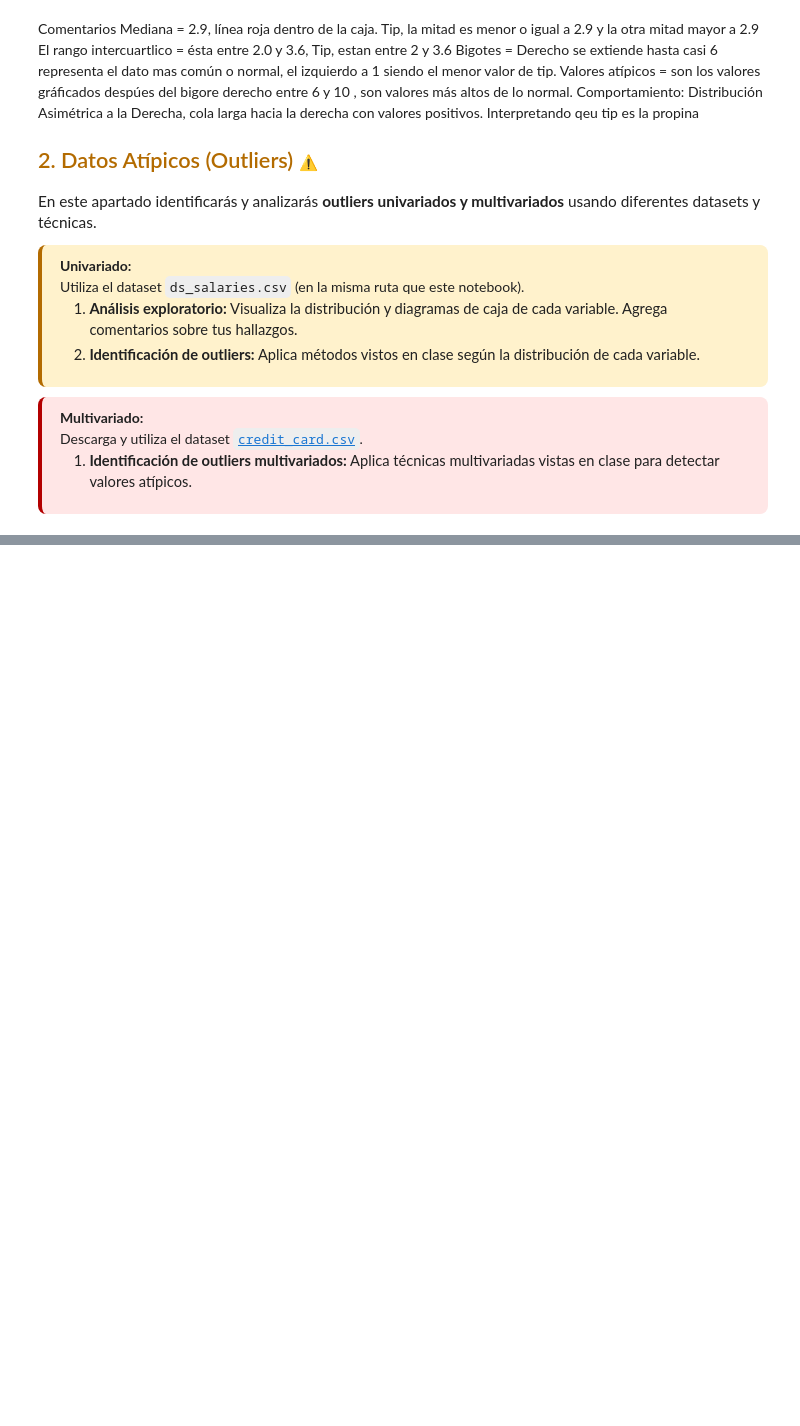
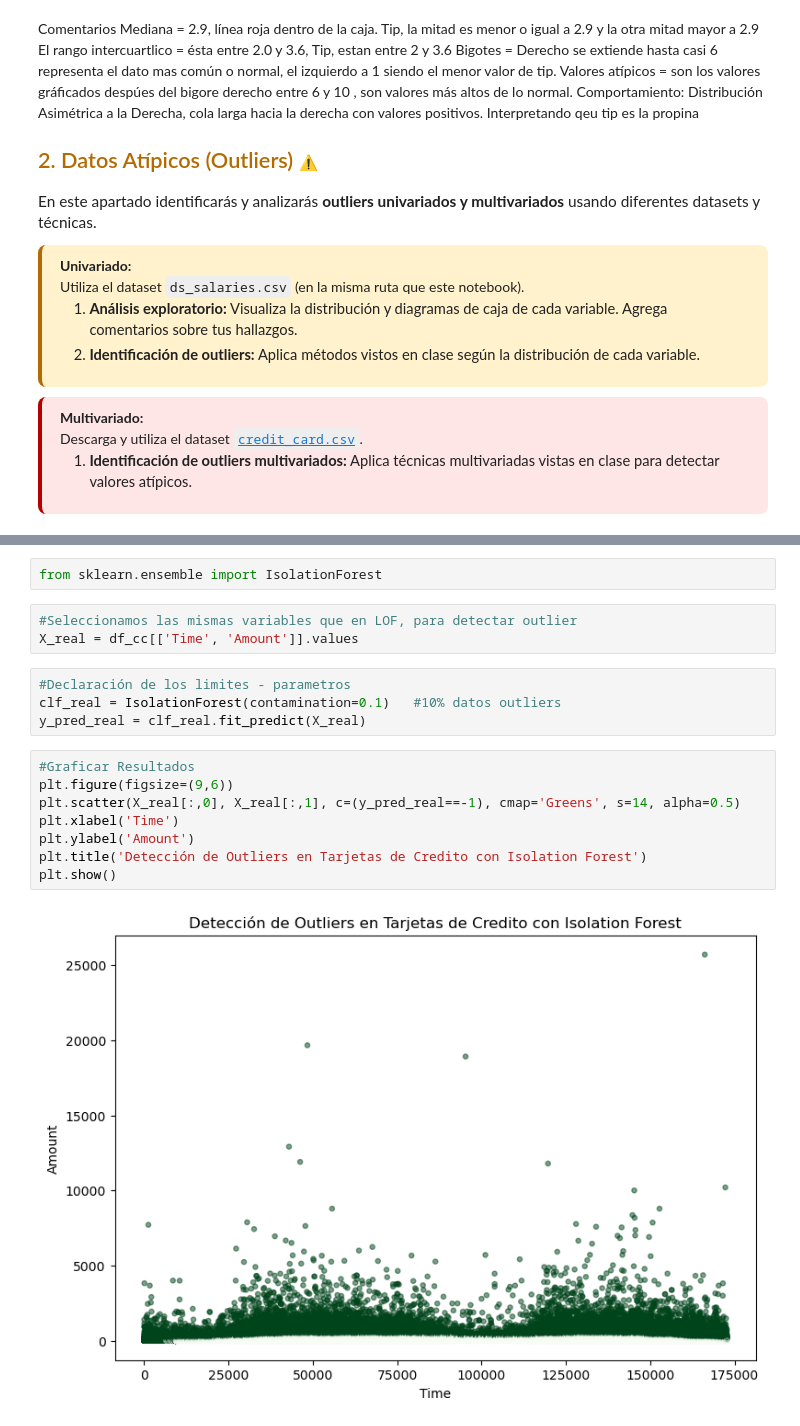
Before and after one commit to GabiRmz2025/MGRC_Herramientas_Aplicaciones_IA_2025, a Jupyter notebook: Modulo1/Actividad_2/Actividad2_IdentificacionDatos.ipynb, the cells around one changed output, grey strips where cells are left out. Drawn from its saved outputs; the diff is of its cells as text; blank space fills up the shorter version.

Commit message:
Consulta de clases
Consulta de los archivos para repasar.

```diff
--- a/Modulo1/Actividad_2/Actividad2_IdentificacionDatos.ipynb
+++ b/Modulo1/Actividad_2/Actividad2_IdentificacionDatos.ipynb
@@ -337,0 +416,19 @@ Descarga y utiliza el dataset <a href="https://drive.google.com/file/d/19dZnyQcZ
+# %%
+from sklearn.ensemble import IsolationForest
+# %%
+#Seleccionamos las mismas variables que en LOF, para detectar outlier
+X_real = df_cc[['Time', 'Amount']].values
+# %%
+#Declaración de los limites - parametros
+clf_real = IsolationForest(contamination=0.1)   #10% datos outliers
+y_pred_real = clf_real.fit_predict(X_real)
+# %%
+#Graficar Resultados
+plt.figure(figsize=(9,6))
+plt.scatter(X_real[:,0], X_real[:,1], c=(y_pred_real==-1), cmap='Greens', s=14, alpha=0.5)
+plt.xlabel('Time')
+plt.ylabel('Amount')
+plt.title('Detección de Outliers en Tarjetas de Credito con Isolation Forest')
+plt.show()
+# %% [output]
+[figure, added]
```
Also changed, not shown: parts of 14 cells of this notebook, 1 other file.
